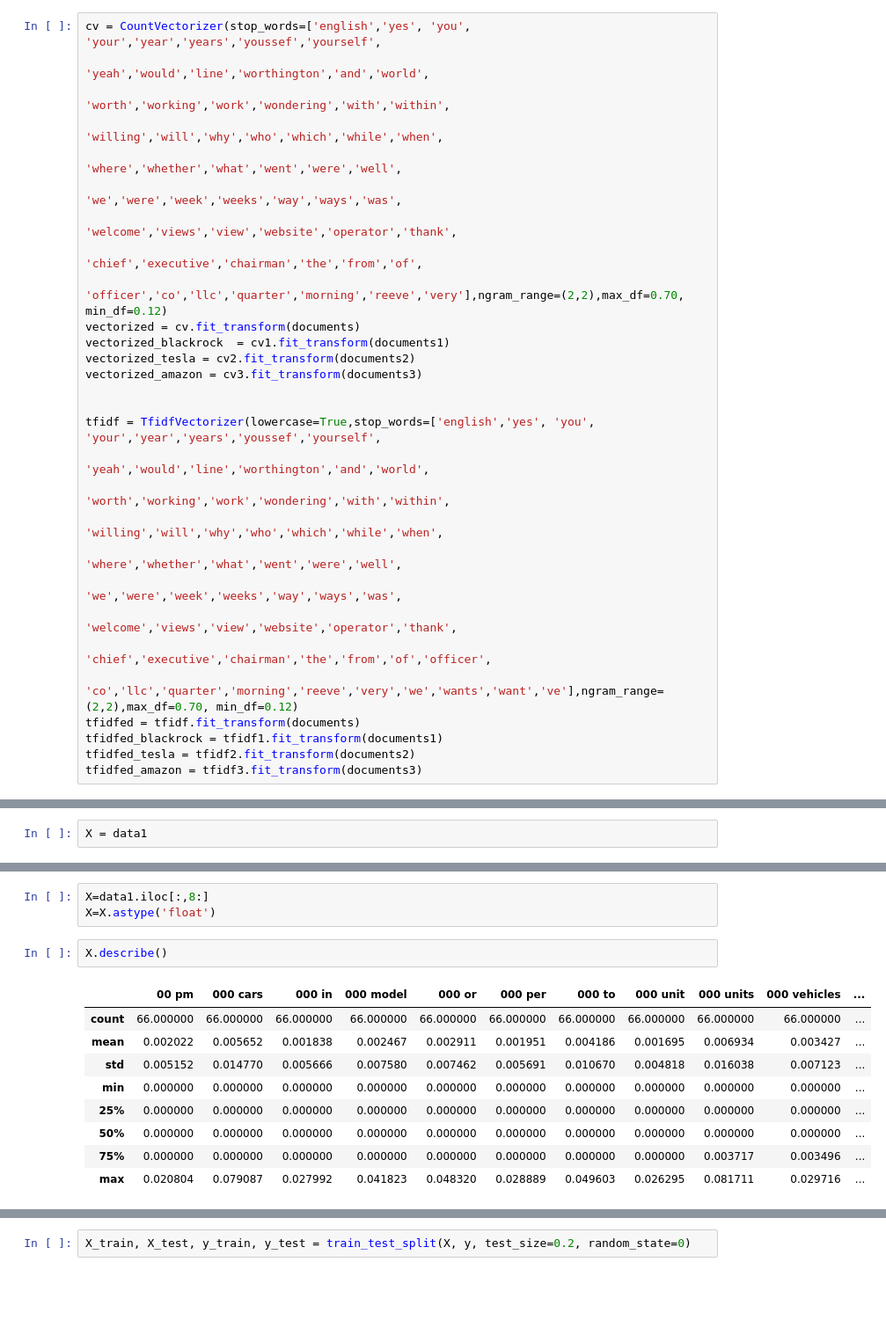
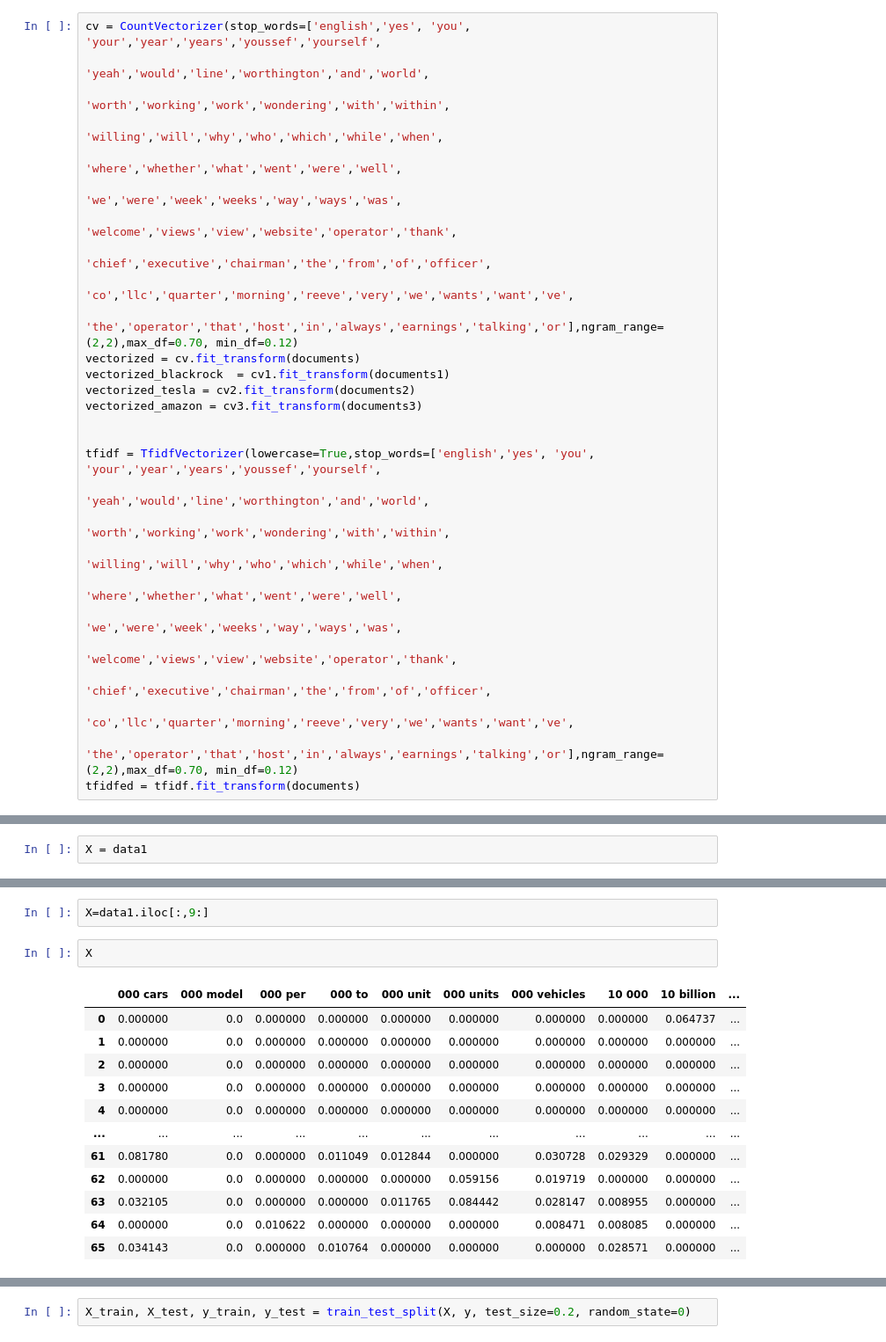
Before and after one commit to ehi58/STOCK_MARKET_SENTIMENT_ANALYSIS, a Jupyter notebook: nlp.ipynb, the cells around one changed output, grey strips where cells are left out. Shown at 88% size. Saved outputs shown, nothing was run; the diff lists cells and outputs as text; blank space fills up the shorter version.

```diff
--- a/nlp.ipynb
+++ b/nlp.ipynb
@@ -375,8 +376,9 @@ cv = CountVectorizer(stop_words=['english','yes', 'you', 'your','year','years','
                                                    'where','whether','what','went','were','well',
                                                    'we','were','week','weeks','way','ways','was',
                                                    'welcome','views','view','website','operator','thank',
-                                                    'chief','executive','chairman','the','from','of',
-                                                     'officer','co','llc','quarter','morning','reeve','very'],ngram_range=(2,2),max_df=0.70, min_df=0.12)
+                                                   'chief','executive','chairman','the','from','of','officer',
+                                                   'co','llc','quarter','morning','reeve','very','we','wants','want','ve',
+                                                   'the','operator','that','host','in','always','earnings','talking','or'],ngram_range=(2,2),max_df=0.70, min_df=0.12)
 vectorized = cv.fit_transform(documents)
 vectorized_blackrock  = cv1.fit_transform(documents1)
 vectorized_tesla = cv2.fit_transform(documents2)
@@ -391,8 +393,6 @@ tfidf = TfidfVectorizer(lowercase=True,stop_words=['english','yes', 'you', 'your
                                                    'we','were','week','weeks','way','ways','was',
                                                    'welcome','views','view','website','operator','thank',
                                                    'chief','executive','chairman','the','from','of','officer',
-                                                   'co','llc','quarter','morning','reeve','very','we','wants','want','ve'],ngram_range=(2,2),max_df=0.70, min_df=0.12)
+                                                   'co','llc','quarter','morning','reeve','very','we','wants','want','ve',
+                                                   'the','operator','that','host','in','always','earnings','talking','or'],ngram_range=(2,2),max_df=0.70, min_df=0.12)
 tfidfed = tfidf.fit_transform(documents)
-tfidfed_blackrock = tfidf1.fit_transform(documents1)
-tfidfed_tesla = tfidf2.fit_transform(documents2)
-tfidfed_amazon = tfidf3.fit_transform(documents3)
@@ -653,15 +736,17 @@ Index(['index', 'date', 'Quarter', 'text', 'focused_date', 'focused_price',
 # %%
-X=data1.iloc[:,8:]
-X=X.astype('float')
+X=data1.iloc[:,9:]
 # %%
-X.describe()
+X
 # %% [output]
-|  | 00 pm | 000 cars | 000 in | 000 model | 000 or | 000 per | 000 to | 000 unit | 000 units | 000 vehicles | ... |
-| count | 66.000000 | 66.000000 | 66.000000 | 66.000000 | 66.000000 | 66.000000 | 66.000000 | 66.000000 | 66.000000 | 66.000000 | ... |
-| mean | 0.002022 | 0.005652 | 0.001838 | 0.002467 | 0.002911 | 0.001951 | 0.004186 | 0.001695 | 0.006934 | 0.003427 | ... |
-| std | 0.005152 | 0.014770 | 0.005666 | 0.007580 | 0.007462 | 0.005691 | 0.010670 | 0.004818 | 0.016038 | 0.007123 | ... |
-| min | 0.000000 | 0.000000 | 0.000000 | 0.000000 | 0.000000 | 0.000000 | 0.000000 | 0.000000 | 0.000000 | 0.000000 | ... |
-| 25% | 0.000000 | 0.000000 | 0.000000 | 0.000000 | 0.000000 | 0.000000 | 0.000000 | 0.000000 | 0.000000 | 0.000000 | ... |
-| 50% | 0.000000 | 0.000000 | 0.000000 | 0.000000 | 0.000000 | 0.000000 | 0.000000 | 0.000000 | 0.000000 | 0.000000 | ... |
-| 75% | 0.000000 | 0.000000 | 0.000000 | 0.000000 | 0.000000 | 0.000000 | 0.000000 | 0.000000 | 0.003717 | 0.003496 | ... |
-| max | 0.020804 | 0.079087 | 0.027992 | 0.041823 | 0.048320 | 0.028889 | 0.049603 | 0.026295 | 0.081711 | 0.029716 | ... |
+|  | 000 cars | 000 model | 000 per | 000 to | 000 unit | 000 units | 000 vehicles | 10 000 | 10 billion | ... |
+| 0 | 0.000000 | 0.0 | 0.000000 | 0.000000 | 0.000000 | 0.000000 | 0.000000 | 0.000000 | 0.064737 | ... |
+| 1 | 0.000000 | 0.0 | 0.000000 | 0.000000 | 0.000000 | 0.000000 | 0.000000 | 0.000000 | 0.000000 | ... |
+| 2 | 0.000000 | 0.0 | 0.000000 | 0.000000 | 0.000000 | 0.000000 | 0.000000 | 0.000000 | 0.000000 | ... |
+| 3 | 0.000000 | 0.0 | 0.000000 | 0.000000 | 0.000000 | 0.000000 | 0.000000 | 0.000000 | 0.000000 | ... |
+| 4 | 0.000000 | 0.0 | 0.000000 | 0.000000 | 0.000000 | 0.000000 | 0.000000 | 0.000000 | 0.000000 | ... |
+| ... | ... | ... | ... | ... | ... | ... | ... | ... | ... | ... |
+| 61 | 0.081780 | 0.0 | 0.000000 | 0.011049 | 0.012844 | 0.000000 | 0.030728 | 0.029329 | 0.000000 | ... |
+| 62 | 0.000000 | 0.0 | 0.000000 | 0.000000 | 0.000000 | 0.059156 | 0.019719 | 0.000000 | 0.000000 | ... |
+| 63 | 0.032105 | 0.0 | 0.000000 | 0.000000 | 0.011765 | 0.084442 | 0.028147 | 0.008955 | 0.000000 | ... |
+| 64 | 0.000000 | 0.0 | 0.010622 | 0.000000 | 0.000000 | 0.000000 | 0.008471 | 0.008085 | 0.000000 | ... |
+| 65 | 0.034143 | 0.0 | 0.000000 | 0.010764 | 0.000000 | 0.000000 | 0.000000 | 0.028571 | 0.000000 | ... |
```
Also changed, not shown: parts of 61 cells of this notebook, 1 other file.
